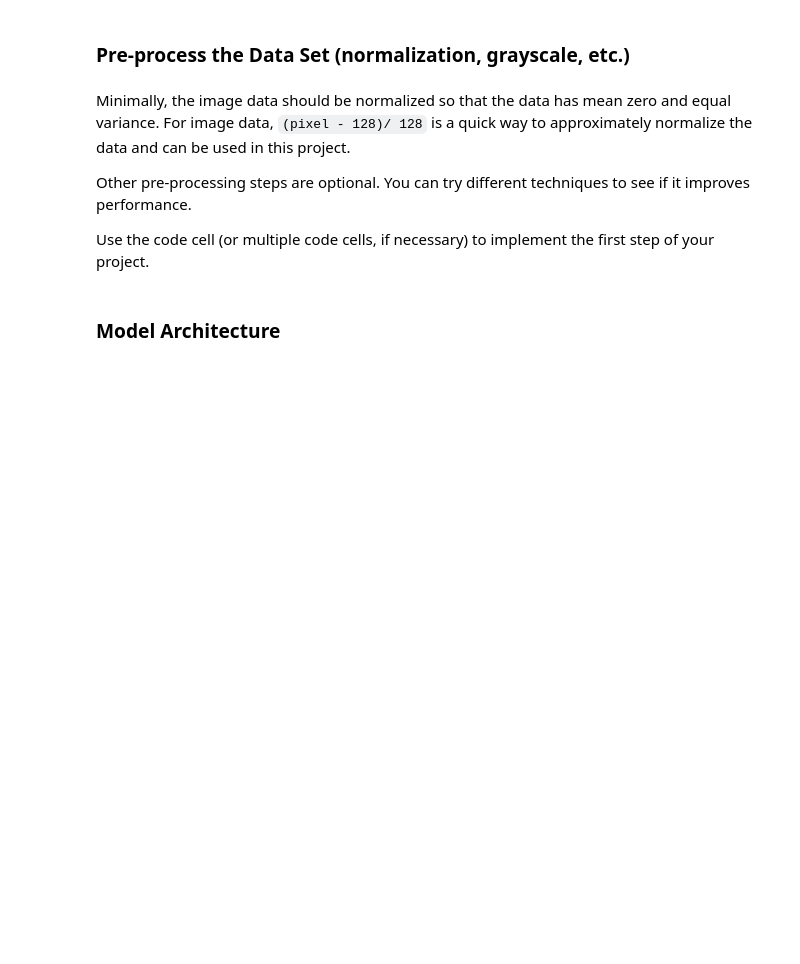
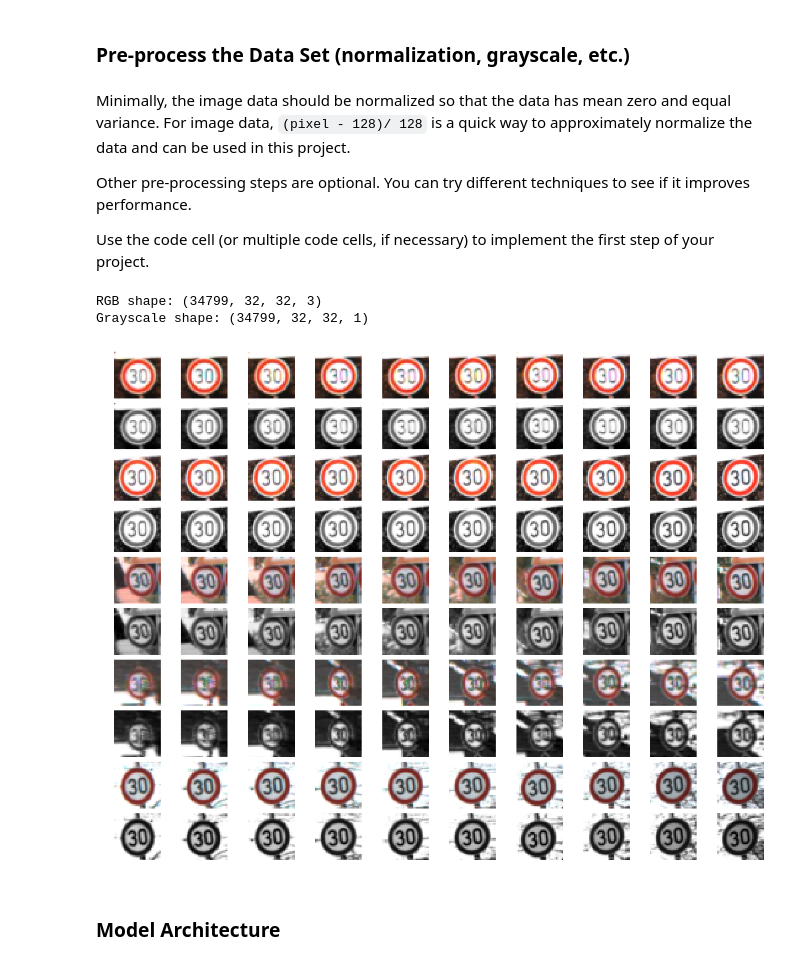
Before and after one commit to markmisener/udacity-self-driving-car-engineer, a Jupyter notebook: p3-traffic-sign-classifier/Traffic_Sign_Classifier.ipynb, the cells around one changed output. Drawn from its saved outputs; the diff is of its cells as text; code cells hidden in the pictures; blank space fills up the shorter version.

```diff
--- a/p3-traffic-sign-classifier/Traffic_Sign_Classifier.ipynb
+++ b/p3-traffic-sign-classifier/Traffic_Sign_Classifier.ipynb
@@ -128,3 +165,37 @@ Use the code cell (or multiple code cells, if necessary) to implement the first
 ### Preprocess the data here. It is required to normalize the data. Other preprocessing steps could include
 ### converting to grayscale, etc.
 ### Feel free to use as many code cells as needed.
+
+# Convert to grayscale
+X_train_copy = X_train
+X_train_gry = np.sum(X_train/3, axis=3, keepdims=True)
+
+X_test_copy = X_test
+X_test_gry = np.sum(X_test/3, axis=3, keepdims=True)
+
+print('RGB shape:', X_train_copy.shape)
+print('Grayscale shape:', X_train_gry.shape)
+# %% [output]
+RGB shape: (34799, 32, 32, 3)
+Grayscale shape: (34799, 32, 32, 1)
+# %%
+# Visualize rgb vs grayscale
+n_rows = 10
+n_cols = 10
+offset = 3000
+fig, axs = plt.subplots(n_rows,n_cols, figsize=(18, 14))
+fig.subplots_adjust(hspace = .1, wspace=.001)
+axs = axs.ravel()
+for j in range(0,n_rows,2):
+    for i in range(n_cols):
+        index = i + j*n_cols
+        image = X_train_copy[index + offset]
+        axs[index].axis('off')
+        axs[index].imshow(image)
+    for i in range(n_cols):
+        index = i + j*n_cols + n_cols
+        image = X_train_gry[index + offset - n_cols].squeeze()
+        axs[index].axis('off')
+        axs[index].imshow(image, cmap='gray')
+# %% [output]
+[figure, added]
```
Also changed, not shown: parts of 7 cells of this notebook, 2 other files.
